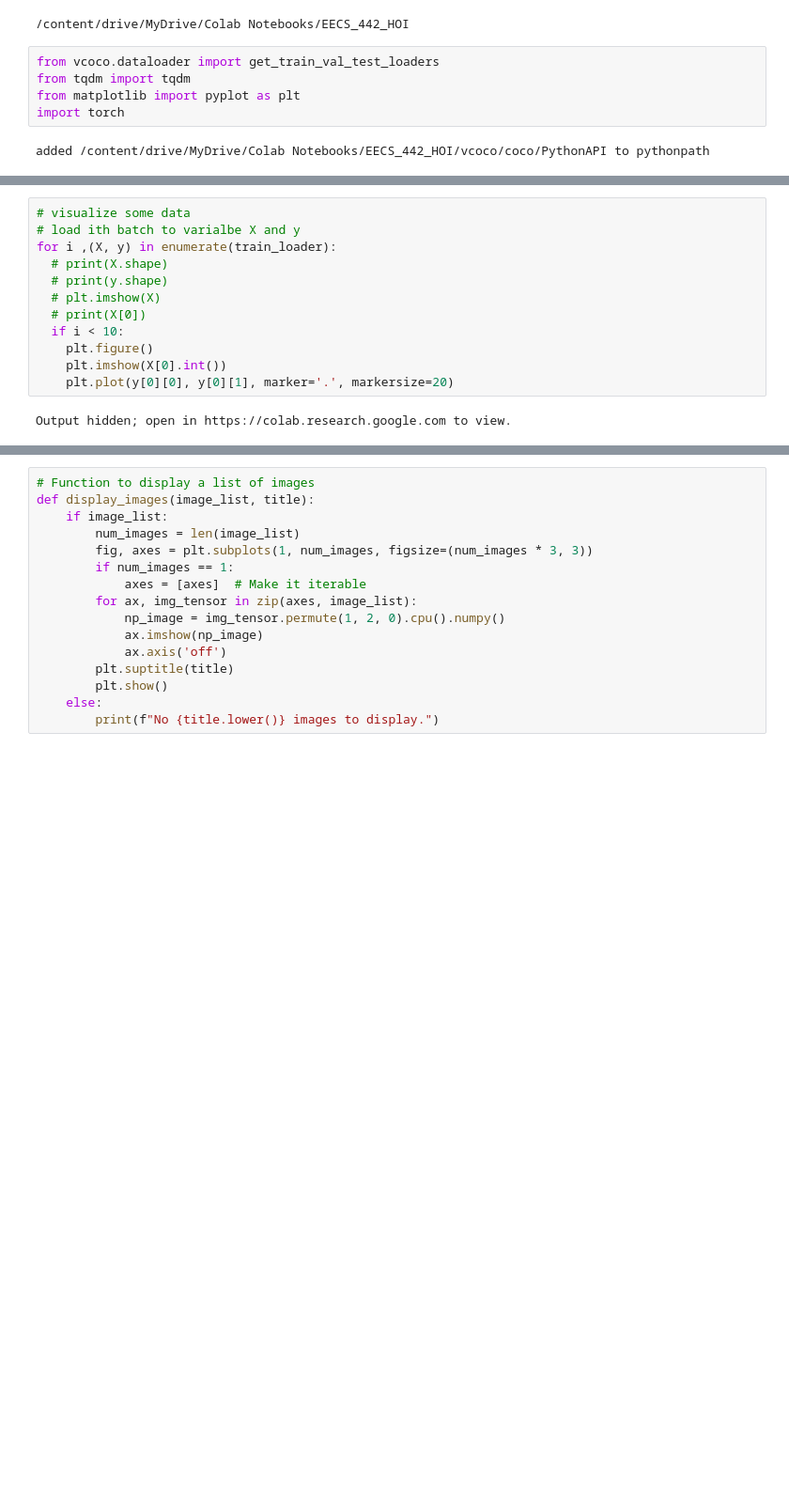
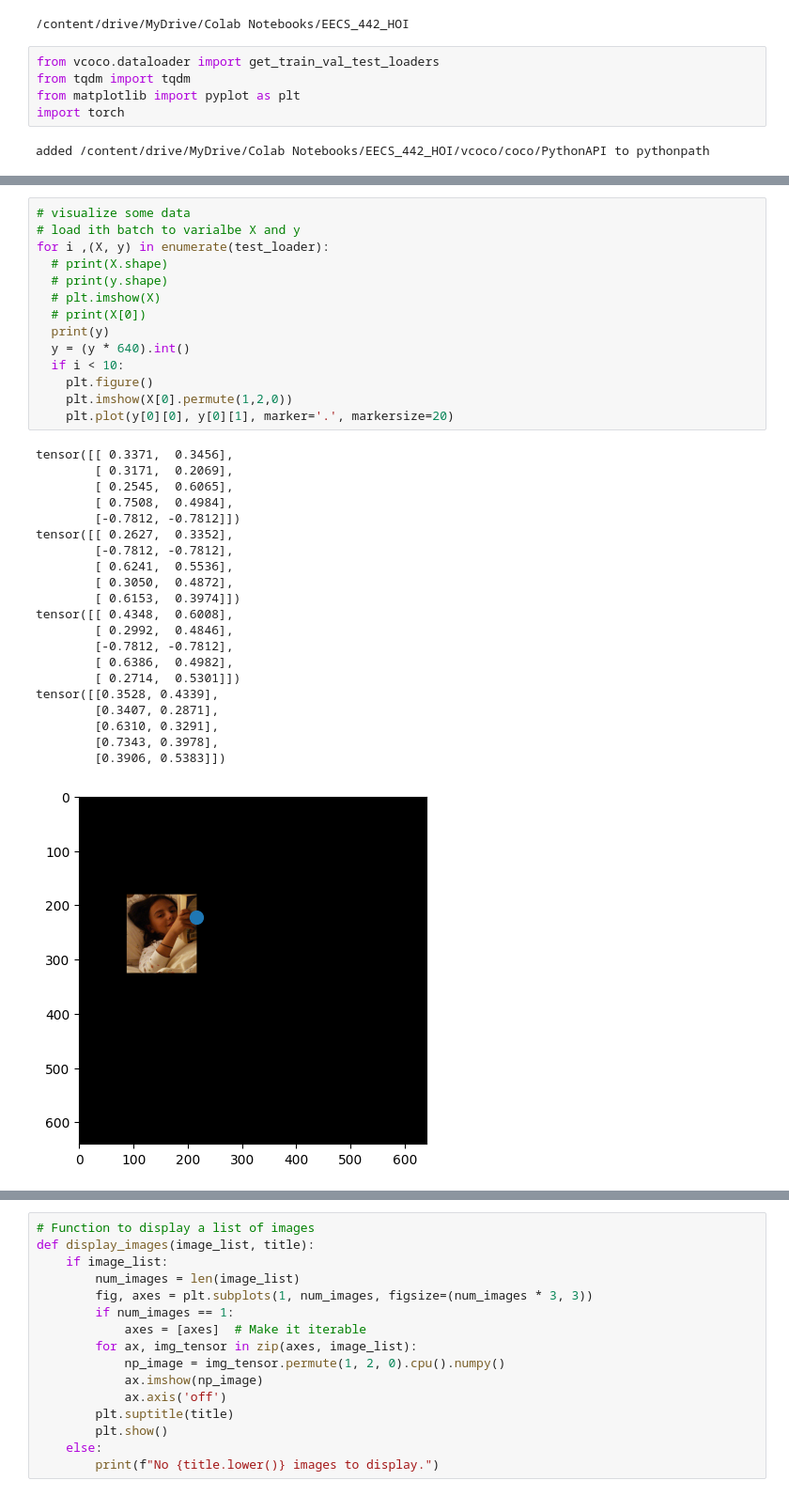
Before and after one commit to MultyXu/EECS_442_HOI, a Jupyter notebook: main.ipynb, the cells around one changed output, grey strips where cells are left out. Shown at 94% size. Saved outputs shown, nothing was run; the diff lists cells and outputs as text; blank space fills up the shorter version.

```diff
--- a/main.ipynb
+++ b/main.ipynb
@@ -60,14 +41,36 @@ load hold 1 / 26
 # %%
 # visualize some data
 # load ith batch to varialbe X and y
-for i ,(X, y) in enumerate(train_loader):
+for i ,(X, y) in enumerate(test_loader):
   # print(X.shape)
   # print(y.shape)
   # plt.imshow(X)
   # print(X[0])
+  print(y)
+  y = (y * 640).int()
   if i < 10:
     plt.figure()
-    plt.imshow(X[0].int())
+    plt.imshow(X[0].permute(1,2,0))
     plt.plot(y[0][0], y[0][1], marker='.', markersize=20)
 # %% [output]
-Output hidden; open in https://colab.research.google.com to view.
+tensor([[ 0.3371,  0.3456],
+        [ 0.3171,  0.2069],
+        [ 0.2545,  0.6065],
+        [ 0.7508,  0.4984],
+        [-0.7812, -0.7812]])
+tensor([[ 0.2627,  0.3352],
+        [-0.7812, -0.7812],
+        [ 0.6241,  0.5536],
+        [ 0.3050,  0.4872],
+        [ 0.6153,  0.3974]])
+tensor([[ 0.4348,  0.6008],
+        [ 0.2992,  0.4846],
+        [-0.7812, -0.7812],
+        [ 0.6386,  0.4982],
+        [ 0.2714,  0.5301]])
+tensor([[0.3528, 0.4339],
+        [0.3407, 0.2871],
+        [0.6310, 0.3291],
+        [0.7343, 0.3978],
+        [0.3906, 0.5383]])
+[figure, added]
```
Also changed, not shown: parts of 12 cells of this notebook, 11 other files.
